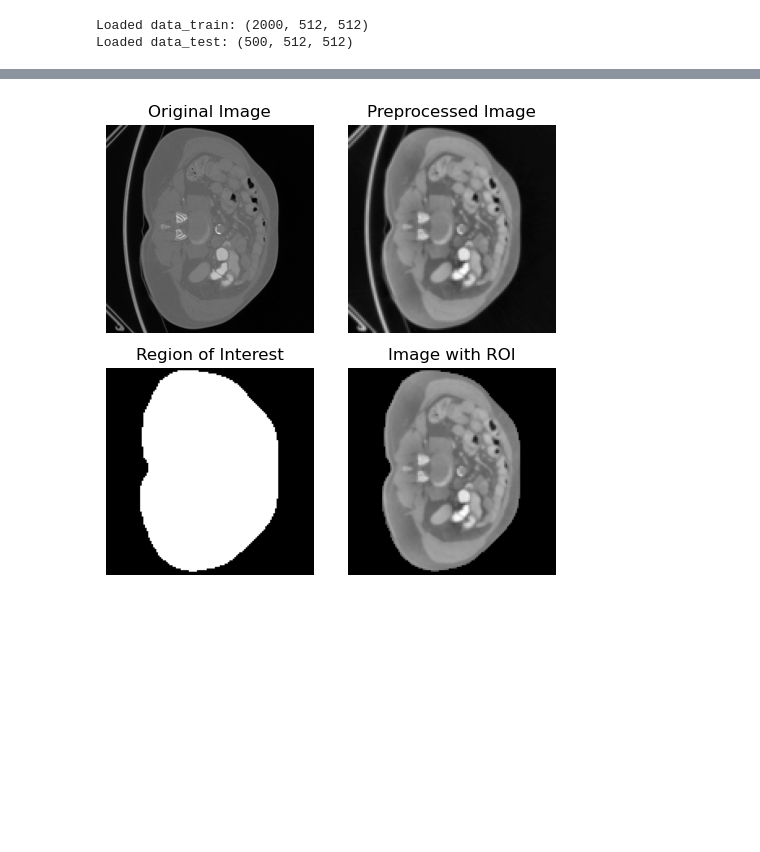
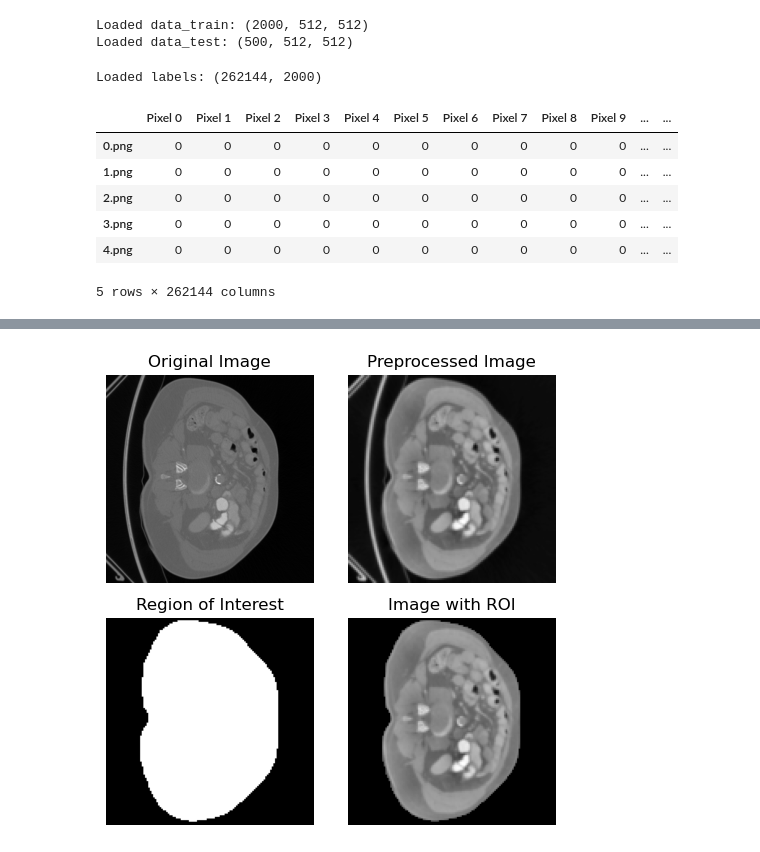
Before and after one commit to 54CHA-PJ/ECN-Challenge-Data-IRM, a Jupyter notebook: main_km.ipynb, the cells around one changed output, grey strips where cells are left out. Cells and saved outputs as stored; diff of their text form; code cells hidden in the pictures; blank space fills up the shorter version.

```diff
--- a/main_km.ipynb
+++ b/main_km.ipynb
@@ -36,6 +36,26 @@ print("Loaded data_test:", data_test.shape)
 # %% [output]
 Loaded data_train: (2000, 512, 512)
 Loaded data_test: (500, 512, 512)
+# %%
+import pandas as pd
+
+# Load half-supervised labels
+labels = pd.read_csv(
+    'data/label_rphifOX.csv',
+    index_col=0,
+)
+print("Loaded labels:", labels.shape)
+labels = labels.T
+labels.head()
+# %% [output]
+Loaded labels: (262144, 2000)
+|  | Pixel 0 | Pixel 1 | Pixel 2 | Pixel 3 | Pixel 4 | Pixel 5 | Pixel 6 | Pixel 7 | Pixel 8 | Pixel 9 | ... | ... |
+| 0.png | 0 | 0 | 0 | 0 | 0 | 0 | 0 | 0 | 0 | 0 | ... | ... |
+| 1.png | 0 | 0 | 0 | 0 | 0 | 0 | 0 | 0 | 0 | 0 | ... | ... |
+| 2.png | 0 | 0 | 0 | 0 | 0 | 0 | 0 | 0 | 0 | 0 | ... | ... |
+| 3.png | 0 | 0 | 0 | 0 | 0 | 0 | 0 | 0 | 0 | 0 | ... | ... |
+| 4.png | 0 | 0 | 0 | 0 | 0 | 0 | 0 | 0 | 0 | 0 | ... | ... |
+5 rows × 262144 columns
 # %%
 def preprocess_image(image):
     image_float = img_as_float(image)
```
Also changed, not shown: parts of 7 cells of this notebook, 1 other file.
